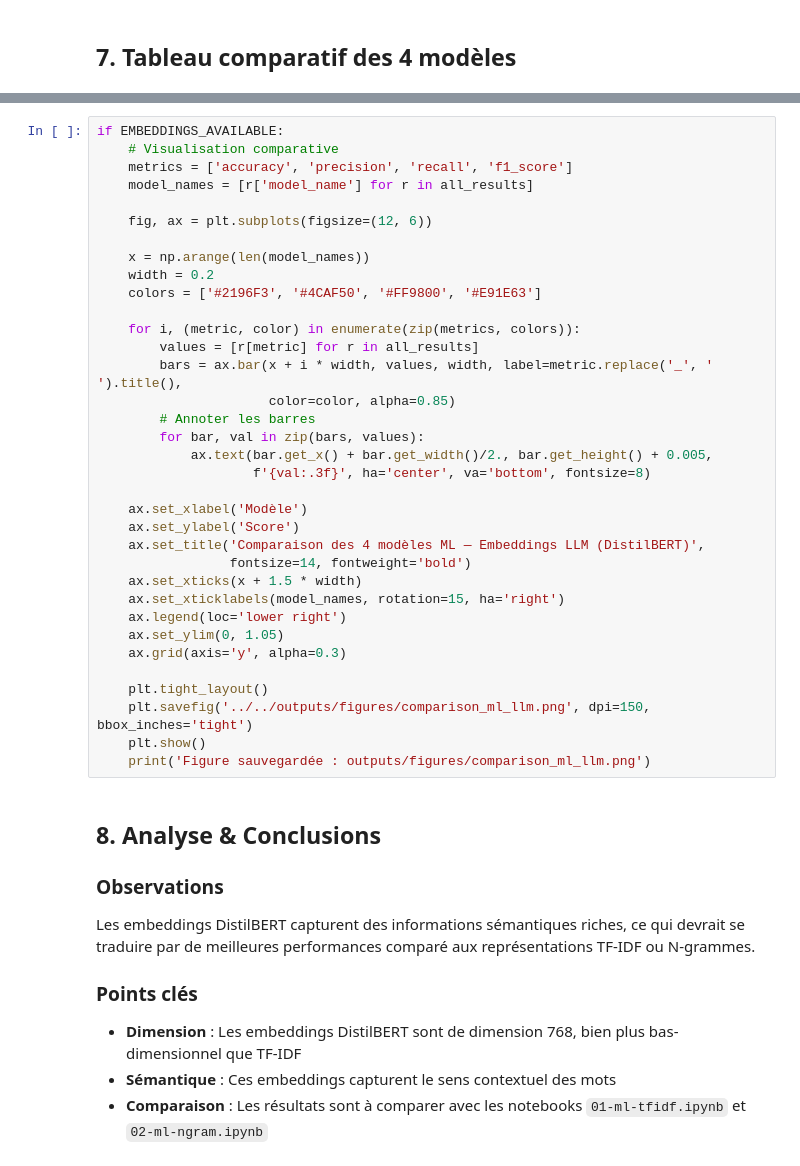
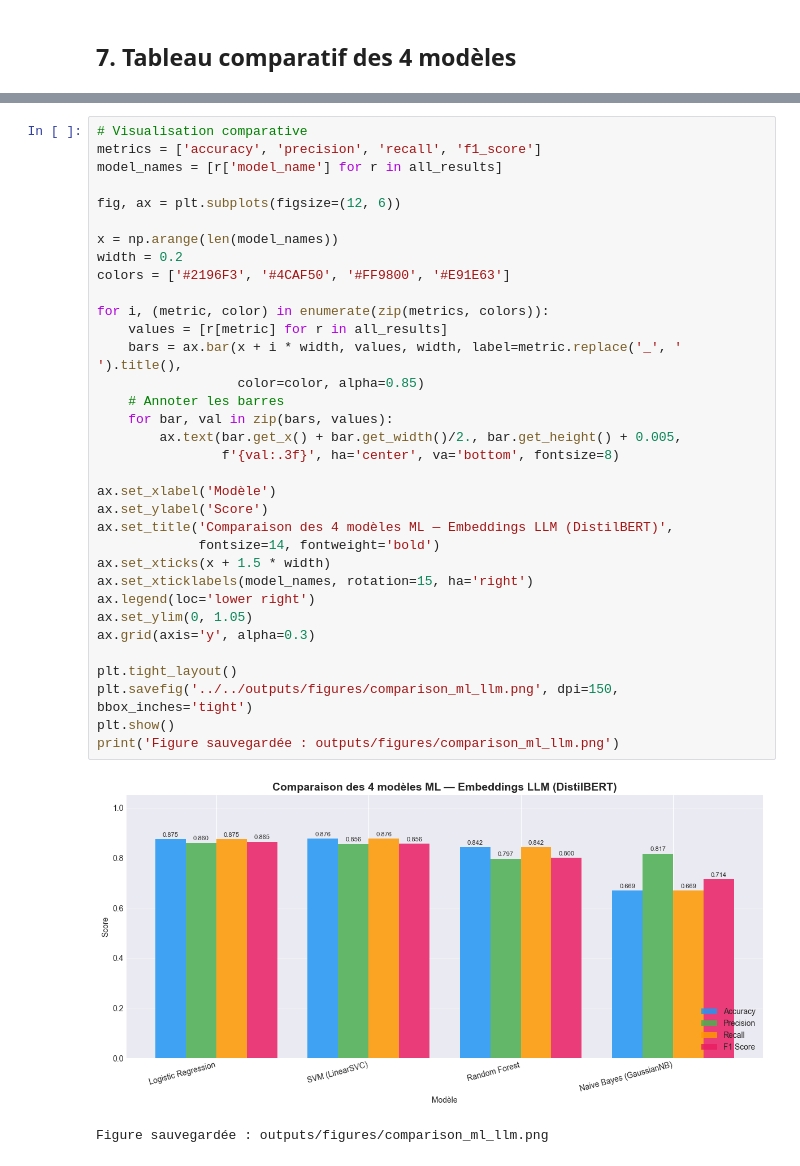
Before and after one commit to adamelhirch/S6C01, a Jupyter notebook: notebooks/4-ML-classique/03-ml-llm.ipynb, the cells around one changed output, grey strips where cells are left out. Drawn from its saved outputs; the diff is of its cells as text.

```diff
--- a/notebooks/4-ML-classique/03-ml-llm.ipynb
+++ b/notebooks/4-ML-classique/03-ml-llm.ipynb
@@ -250,46 +366,37 @@ if EMBEDDINGS_AVAILABLE:
 # %%
-if EMBEDDINGS_AVAILABLE:
-    # Visualisation comparative
-    metrics = ['accuracy', 'precision', 'recall', 'f1_score']
-    model_names = [r['model_name'] for r in all_results]
+# Visualisation comparative
+metrics = ['accuracy', 'precision', 'recall', 'f1_score']
+model_names = [r['model_name'] for r in all_results]
 
-    fig, ax = plt.subplots(figsize=(12, 6))
+fig, ax = plt.subplots(figsize=(12, 6))
 
-    x = np.arange(len(model_names))
-    width = 0.2
-    colors = ['#2196F3', '#4CAF50', '#FF9800', '#E91E63']
+x = np.arange(len(model_names))
+width = 0.2
+colors = ['#2196F3', '#4CAF50', '#FF9800', '#E91E63']
 
-    for i, (metric, color) in enumerate(zip(metrics, colors)):
-        values = [r[metric] for r in all_results]
-        bars = ax.bar(x + i * width, values, width, label=metric.replace('_', ' ').title(),
-                      color=color, alpha=0.85)
-        # Annoter les barres
-        for bar, val in zip(bars, values):
-            ax.text(bar.get_x() + bar.get_width()/2., bar.get_height() + 0.005,
-                    f'{val:.3f}', ha='center', va='bottom', fontsize=8)
+for i, (metric, color) in enumerate(zip(metrics, colors)):
+    values = [r[metric] for r in all_results]
+    bars = ax.bar(x + i * width, values, width, label=metric.replace('_', ' ').title(),
+                  color=color, alpha=0.85)
+    # Annoter les barres
+    for bar, val in zip(bars, values):
+        ax.text(bar.get_x() + bar.get_width()/2., bar.get_height() + 0.005,
+                f'{val:.3f}', ha='center', va='bottom', fontsize=8)
 
-    ax.set_xlabel('Modèle')
-    ax.set_ylabel('Score')
-    ax.set_title('Comparaison des 4 modèles ML — Embeddings LLM (DistilBERT)',
-                 fontsize=14, fontweight='bold')
-    ax.set_xticks(x + 1.5 * width)
-    ax.set_xticklabels(model_names, rotation=15, ha='right')
-    ax.legend(loc='lower right')
-    ax.set_ylim(0, 1.05)
-    ax.grid(axis='y', alpha=0.3)
+ax.set_xlabel('Modèle')
+ax.set_ylabel('Score')
+ax.set_title('Comparaison des 4 modèles ML — Embeddings LLM (DistilBERT)',
+             fontsize=14, fontweight='bold')
+ax.set_xticks(x + 1.5 * width)
+ax.set_xticklabels(model_names, rotation=15, ha='right')
+ax.legend(loc='lower right')
+ax.set_ylim(0, 1.05)
+ax.grid(axis='y', alpha=0.3)
 
-    plt.tight_layout()
-    plt.savefig('../../outputs/figures/comparison_ml_llm.png', dpi=150, bbox_inches='tight')
-    plt.show()
-    print('Figure sauvegardée : outputs/figures/comparison_ml_llm.png')
+plt.tight_layout()
+plt.savefig('../../outputs/figures/comparison_ml_llm.png', dpi=150, bbox_inches='tight')
+plt.show()
+print('Figure sauvegardée : outputs/figures/comparison_ml_llm.png')
+# %% [output]
+[figure, added]
+Figure sauvegardée : outputs/figures/comparison_ml_llm.png
-# %% [markdown]
-## 8. Analyse & Conclusions
-
-### Observations
-
-Les embeddings DistilBERT capturent des informations sémantiques riches, ce qui devrait se traduire par de meilleures performances comparé aux représentations TF-IDF ou N-grammes.
-
-### Points clés
-- **Dimension** : Les embeddings DistilBERT sont de dimension 768, bien plus bas-dimensionnel que TF-IDF
-- **Sémantique** : Ces embeddings capturent le sens contextuel des mots
-- **Comparaison** : Les résultats sont à comparer avec les notebooks `01-ml-tfidf.ipynb` et `02-ml-ngram.ipynb`
```
Also changed, not shown: parts of 17 cells of this notebook.
